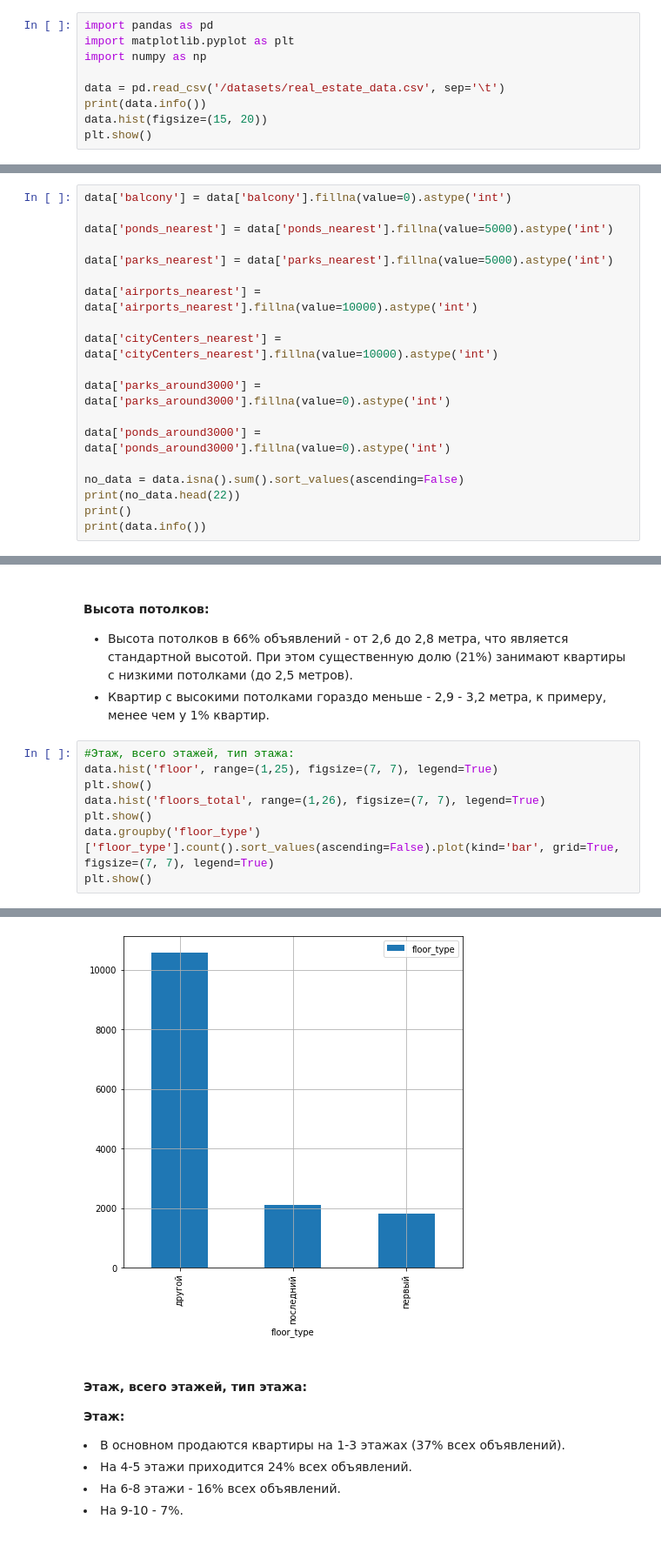
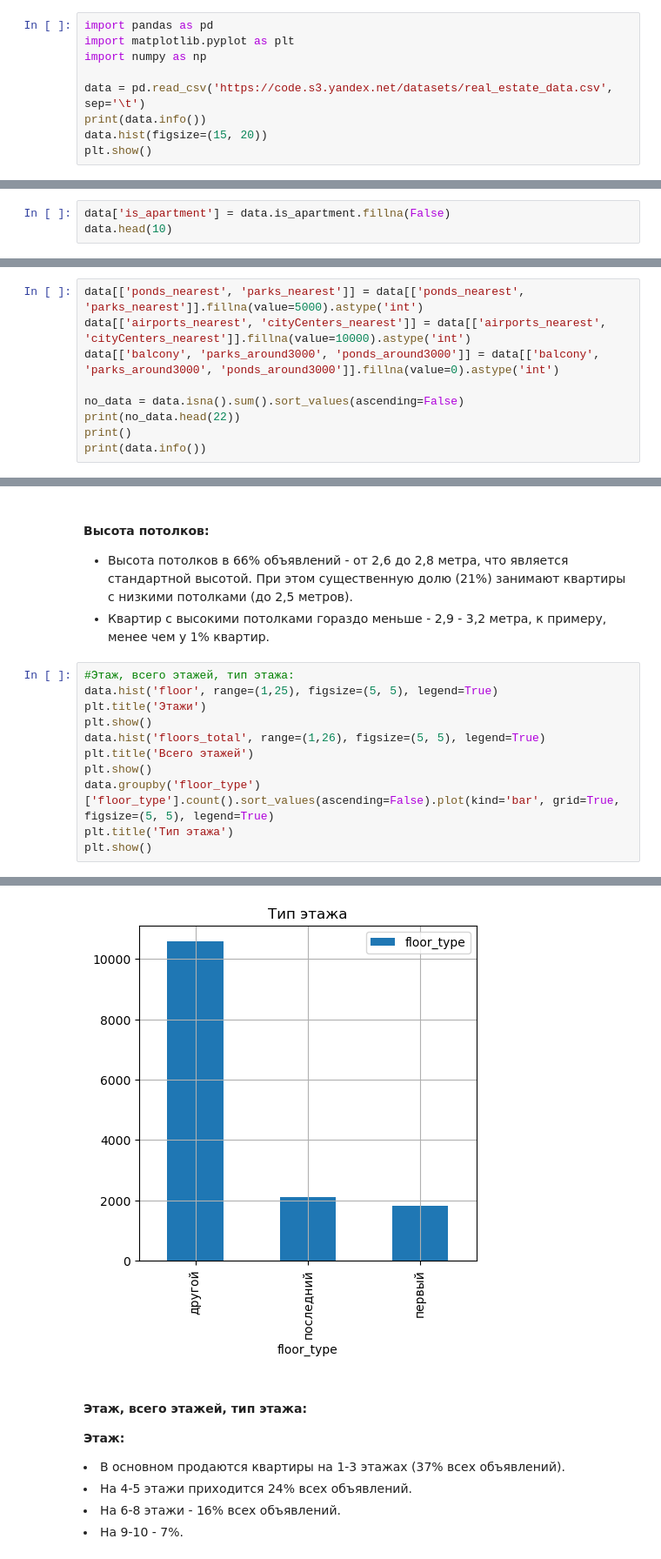
Before and after one commit to Lika-Go/Data_Analytics, a Jupyter notebook: 3. Анализ рынка недвижимости Санкт-Петербурга/3.spb_realty_research.ipynb, the cells around one changed output, grey strips where cells are left out. Shown at 87% size. Saved outputs shown, nothing was run; the diff lists cells and outputs as text.

```diff
--- a/3. Анализ рынка недвижимости Санкт-Петербурга/3.spb_realty_research.ipynb
+++ b/3. Анализ рынка недвижимости Санкт-Петербурга/3.spb_realty_research.ipynb
@@ -118,7 +35,7 @@ import pandas as pd
 import matplotlib.pyplot as plt
 import numpy as np
 
-data = pd.read_csv('/datasets/real_estate_data.csv', sep='\t')
+data = pd.read_csv('https://code.s3.yandex.net/datasets/real_estate_data.csv', sep='\t')
 print(data.info())
 data.hist(figsize=(15, 20))
 plt.show()
@@ -206,0 +94,3 @@ __Комментарий от ревьюера №1__
+# %%
+data['is_apartment'] = data.is_apartment.fillna(False)
+data.head(10)
@@ -242,17 +125,7 @@ __Комментарий от ревьюера №2__
 # %%
-data['balcony'] = data['balcony'].fillna(value=0).astype('int')
-
-data['ponds_nearest'] = data['ponds_nearest'].fillna(value=5000).astype('int')
-
-data['parks_nearest'] = data['parks_nearest'].fillna(value=5000).astype('int')
-
-data['airports_nearest'] = data['airports_nearest'].fillna(value=10000).astype('int')
-
-data['cityCenters_nearest'] = data['cityCenters_nearest'].fillna(value=10000).astype('int')
-
-data['parks_around3000'] = data['parks_around3000'].fillna(value=0).astype('int')
-
-data['ponds_around3000'] = data['ponds_around3000'].fillna(value=0).astype('int')
+data[['ponds_nearest', 'parks_nearest']] = data[['ponds_nearest', 'parks_nearest']].fillna(value=5000).astype('int')
+data[['airports_nearest', 'cityCenters_nearest']] = data[['airports_nearest', 'cityCenters_nearest']].fillna(value=10000).astype('int')
+data[['balcony', 'parks_around3000', 'ponds_around3000']] = data[['balcony', 'parks_around3000', 'ponds_around3000']].fillna(value=0).astype('int')
 
 no_data = data.isna().sum().sort_values(ascending=False)
 print(no_data.head(22))
@@ -913,10 +626,13 @@ plt.show()
 </ul>
 # %%
 #Этаж, всего этажей, тип этажа:
-data.hist('floor', range=(1,25), figsize=(7, 7), legend=True)
+data.hist('floor', range=(1,25), figsize=(5, 5), legend=True)
+plt.title('Этажи')
 plt.show()
-data.hist('floors_total', range=(1,26), figsize=(7, 7), legend=True)
+data.hist('floors_total', range=(1,26), figsize=(5, 5), legend=True)
+plt.title('Всего этажей')
 plt.show()
-data.groupby('floor_type')['floor_type'].count().sort_values(ascending=False).plot(kind='bar', grid=True, figsize=(7, 7), legend=True)
+data.groupby('floor_type')['floor_type'].count().sort_values(ascending=False).plot(kind='bar', grid=True, figsize=(5, 5), legend=True)
+plt.title('Тип этажа')
 plt.show()
 # %% [output]
@@ -925,4 +641,4 @@ plt.show()
-[figure, old version]
+[figure, new version]
 # %% [markdown]
 #### Этаж, всего этажей, тип этажа:
 <b>Этаж:</b> <ul>
```
Also changed, not shown: parts of 70 cells of this notebook.
